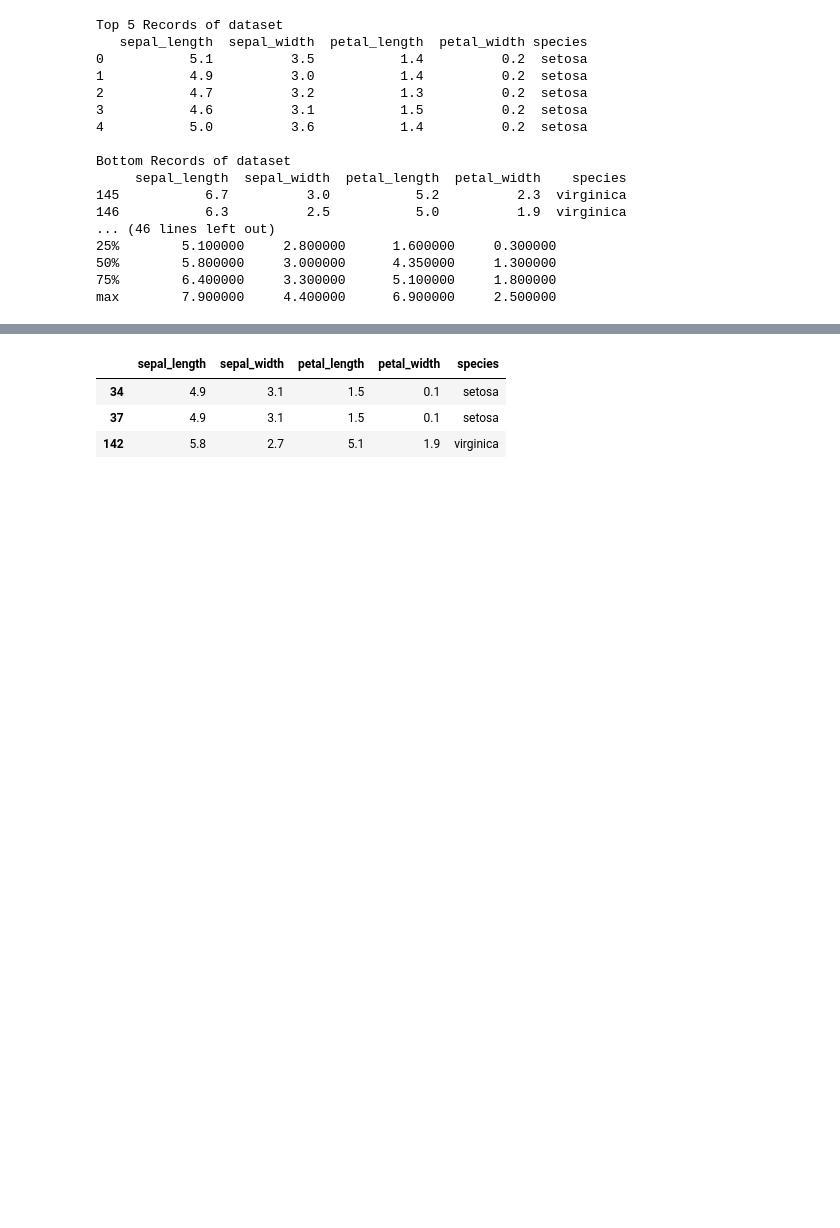
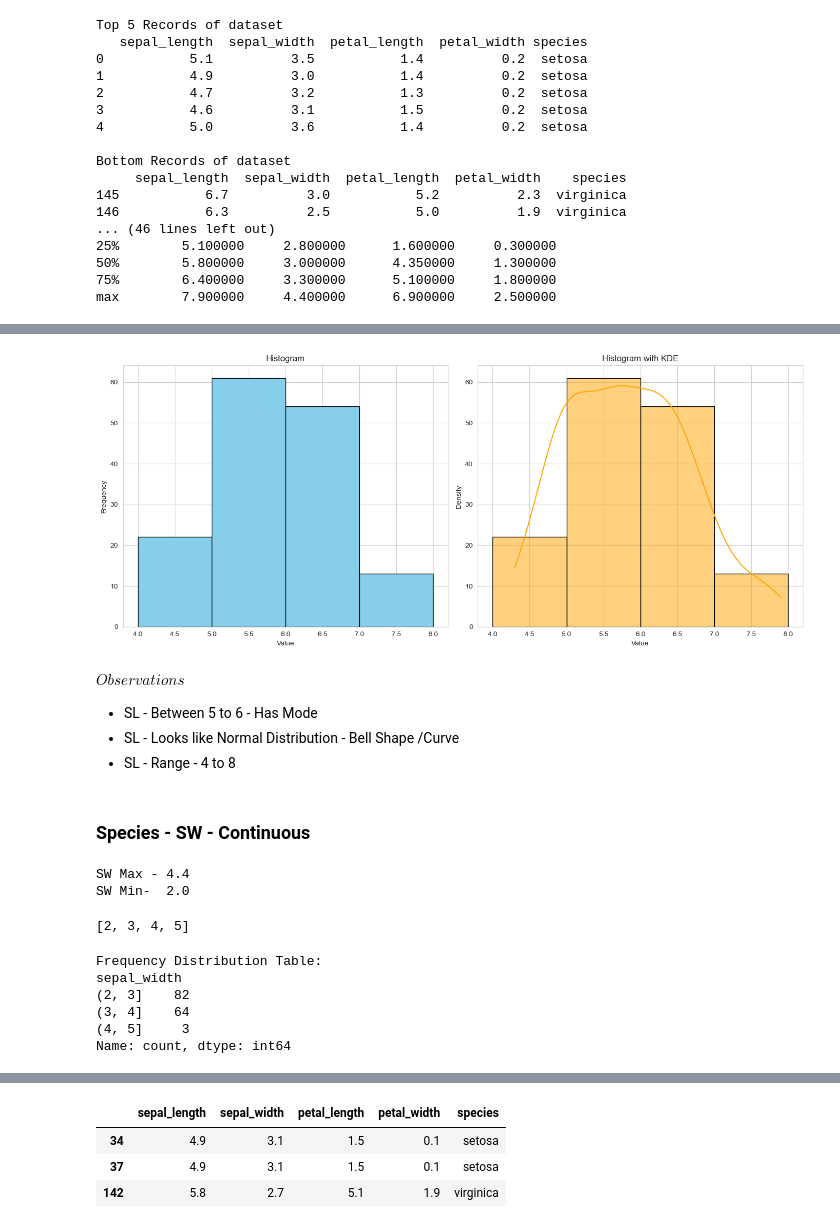
Before and after one commit to alexvatti/full-stack-data-science, a Jupyter notebook: Numpy-Pandas-Dataset-DA/01_Iris_DA_Exercise.ipynb, the cells around one changed output, grey strips where cells are left out. Drawn from its saved outputs; the diff is of its cells as text; code cells hidden in the pictures; blank space fills up the shorter version.

```diff
--- a/Numpy-Pandas-Dataset-DA/01_Iris_DA_Exercise.ipynb
+++ b/Numpy-Pandas-Dataset-DA/01_Iris_DA_Exercise.ipynb
@@ -96,0 +179,2 @@ Name: count, dtype: int64
+# %%
+df = iris
@@ -96,0 +204,52 @@ Name: count, dtype: int64
+# %%
+# Create a figure and axes object
+fig, axes = plt.subplots(1, 2, figsize=(14, 6))
+
+# Plot histogram without KDE on the left
+axes[0].hist(df['sepal_length'], bins=bins, color='skyblue', edgecolor='black')
+axes[0].set_xlabel('Value')
+axes[0].set_ylabel('Frequency')
+axes[0].set_title('Histogram')
+
+# Plot histogram with KDE on the right
+sns.histplot(data=df, x='sepal_length', bins=bins, kde=True, color='orange', edgecolor='black', ax=axes[1])
+axes[1].set_xlabel('Value')
+axes[1].set_ylabel('Density')
+axes[1].set_title('Histogram with KDE')
+
+# Adjust layout
+plt.tight_layout()
+
+# Show the combined plot
+plt.show()
+# %% [output]
+[figure, added]
+# %% [markdown]
+$Observations$
+- SL - Between 5 to 6 - Has Mode
+- SL - Looks like Normal Distribution - Bell Shape /Curve
+- SL - Range - 4 to 8
+# %% [markdown]
+### Species - SW - Continuous
+# %%
+print("SW Max -", df["sepal_width"].max())
+print("SW Min- ", df["sepal_width"].min())
+# %% [output]
+SW Max - 4.4
+SW Min-  2.0
+# %%
+bins = [x for x in range(2,6,1)]
+print(bins)
+# %% [output]
+[2, 3, 4, 5]
+# %%
+freq_table = pd.cut(df['sepal_width'], bins=bins).value_counts().sort_index()
+print("Frequency Distribution Table:")
+print(freq_table)
+# %% [output]
+Frequency Distribution Table:
+sepal_width
+(2, 3]    82
+(3, 4]    64
+(4, 5]     3
+Name: count, dtype: int64
```
Also changed, not shown: parts of 44 cells of this notebook, 2 other files.
